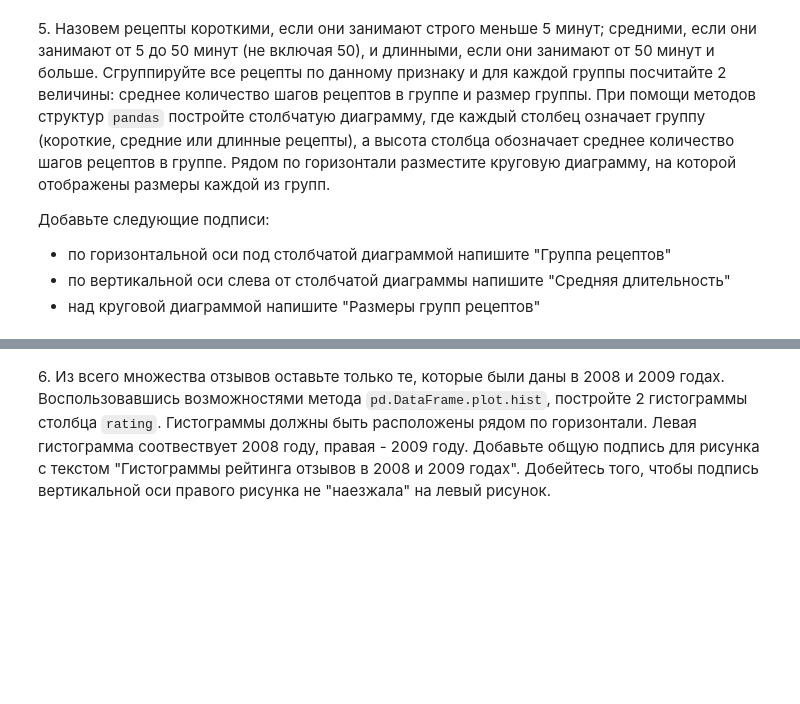
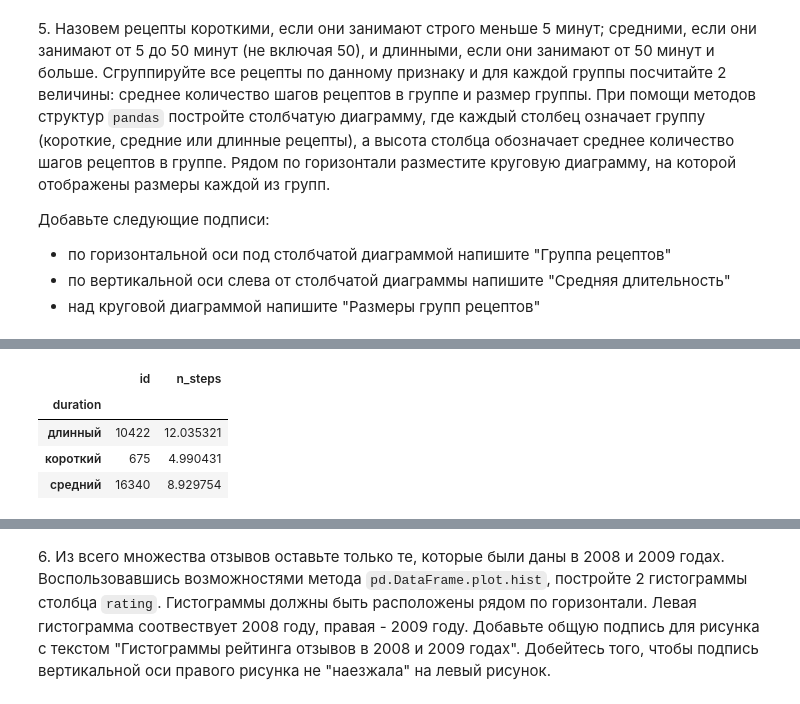
Before and after one commit to inmyfavor/Laboratornaya-rabota-5, a Jupyter notebook: 05_visualization.ipynb, the cells around one changed output, grey strips where cells are left out. Cells and saved outputs as stored; diff of their text form; code cells hidden in the pictures; blank space fills up the shorter version.

```diff
--- a/05_visualization.ipynb
+++ b/05_visualization.ipynb
@@ -282,0 +243,9 @@ Text(0.5, 1.0, 'Размеры групп рецептов')
+# %%
+groups = recipes.groupby('duration').aggregate({'id': 'count', 'n_steps': 'mean'})
+groups
+# %% [output]
+|  | id | n_steps |
+| duration |  |  |
+| длинный | 10422 | 12.035321 |
+| короткий | 675 | 4.990431 |
+| средний | 16340 | 8.929754 |
```
Also changed, not shown: parts of 10 cells of this notebook.
